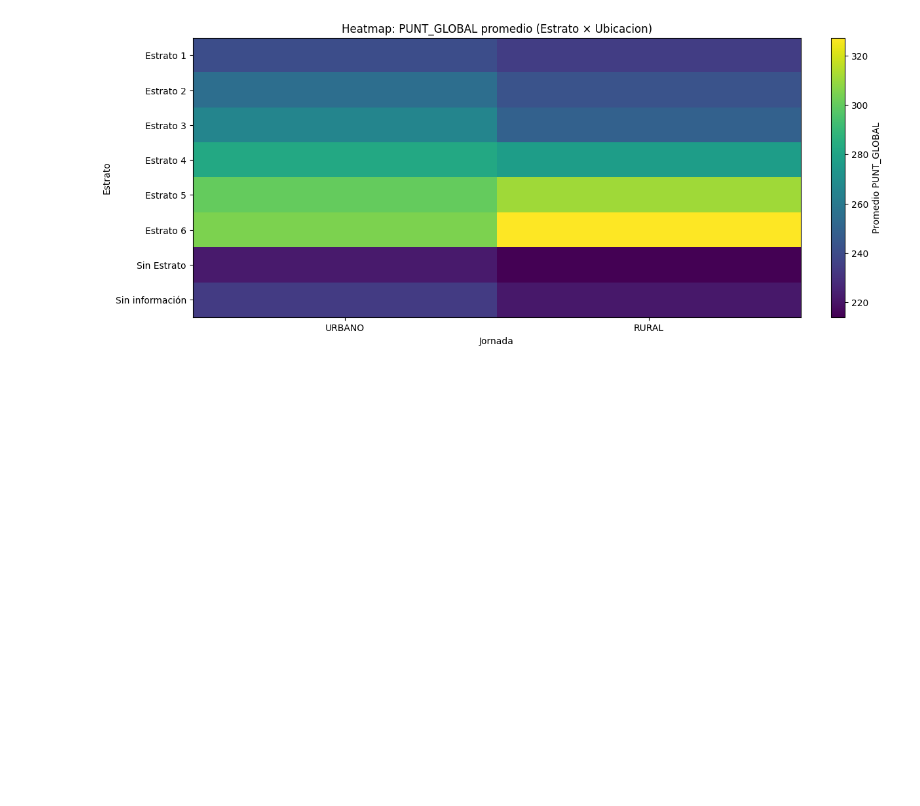
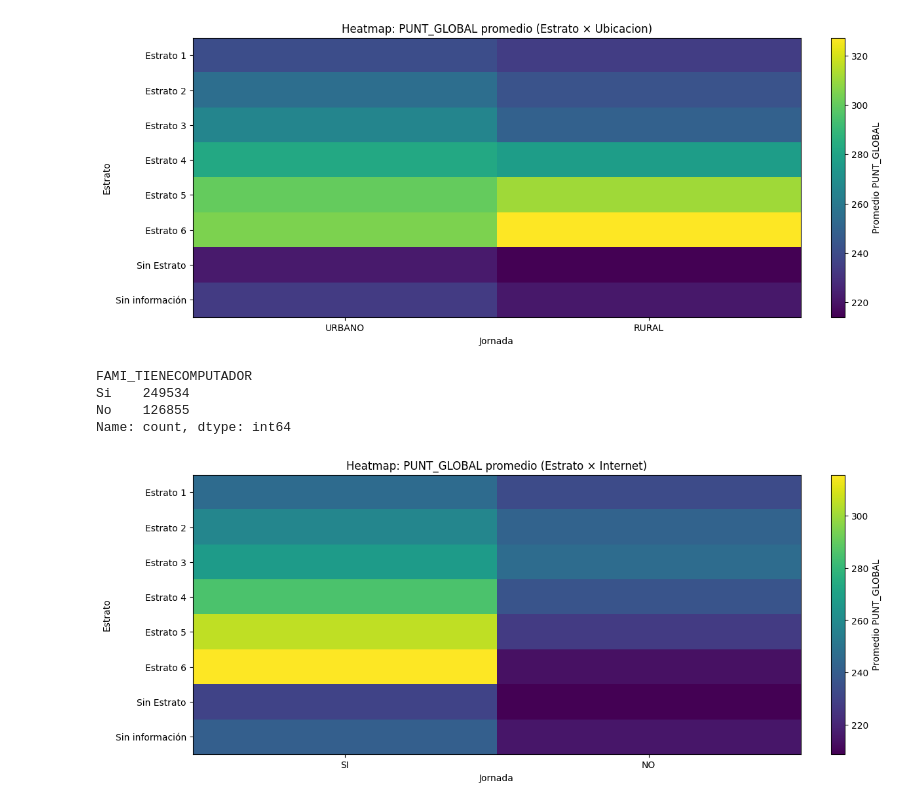
Before and after one commit to juancamilogoomezz/Proyecto-1, a Jupyter notebook: Experimentar Jeronimo.ipynb, the cells around one changed output. Cells and saved outputs as stored; diff of their text form; code cells hidden in the pictures; blank space fills up the shorter version.

```diff
--- a/Experimentar Jeronimo.ipynb
+++ b/Experimentar Jeronimo.ipynb
@@ -2859,7 +2847,7 @@ df
 | 642590 | 20162 | TI | SB11201620248714 | URBANO | S | A | ... |
 387831 rows × 53 columns
 # %%
-df_trampa = df[["FAMI_ESTRATOVIVIENDA", "COLE_NATURALEZA","FAMI_EDUCACIONMADRE", "FAMI_EDUCACIONPADRE", "COLE_BILINGUE", "COLE_JORNADA", "COLE_AREA_UBICACION", "PUNT_INGLES", "PUNT_MATEMATICAS", "PUNT_SOCIALES_CIUDADANAS", "PUNT_C_NATURALES", "PUNT_LECTURA_CRITICA", "PUNT_GLOBAL"]].copy()
+df_trampa = df[["FAMI_ESTRATOVIVIENDA", "COLE_NATURALEZA","FAMI_EDUCACIONMADRE", "FAMI_EDUCACIONPADRE", "COLE_BILINGUE", "COLE_JORNADA", "COLE_AREA_UBICACION","FAMI_TIENEINTERNET", "FAMI_TIENECOMPUTADOR", "FAMI_TIENELAVADORA", "PUNT_INGLES", "PUNT_MATEMATICAS", "PUNT_SOCIALES_CIUDADANAS", "PUNT_C_NATURALES", "PUNT_LECTURA_CRITICA", "PUNT_GLOBAL"]].copy()
 df_trampa.head(n=10)
 df_trampa["COLE_BILINGUE"].value_counts(dropna=True)
 # %% [output]
@@ -3630,3 +3618,58 @@ cbar.set_label(f"Promedio {puntaje}")
 plt.show()
 # %% [output]
 [figure]
+# %%
+df_trampa["FAMI_TIENECOMPUTADOR"].value_counts()
+# %% [output]
+FAMI_TIENECOMPUTADOR
+Si    249534
+No    126855
+Name: count, dtype: int64
+# %%
+puntaje = "PUNT_GLOBAL"
+estrato_col = "FAMI_ESTRATOVIVIENDA"
+jor_col = "FAMI_TIENEINTERNET"
+
+tmp = df_trampa[[estrato_col, jor_col, puntaje]].copy()
+
+
+tmp[estrato_col] = tmp[estrato_col].astype("string").str.strip().fillna("Sin información")
+tmp[jor_col] = (tmp[jor_col].astype("string").str.strip().str.upper().fillna("Sin información"))
+tmp[puntaje] = pd.to_numeric(tmp[puntaje], errors="coerce")
+tmp = tmp.dropna(subset=[puntaje])
+
+
+orden_estrato = ["Estrato 1","Estrato 2","Estrato 3","Estrato 4","Estrato 5","Estrato 6",
+                 "Sin Estrato","Sin información"]
+orden_internet = ["SI", "NO"]
+
+
+tabla = pd.pivot_table(
+    tmp,
+    index=estrato_col,
+    columns=jor_col,
+    values=puntaje,
+    aggfunc="mean"
+).reindex(orden_estrato)
+
+tabla = tabla.reindex(columns=orden_internet)
+
+
+fig, ax = plt.subplots(figsize=(12,5), constrained_layout=True)
+im = ax.imshow(tabla.values, aspect="auto")
+
+ax.set_title(f"Heatmap: {puntaje} promedio (Estrato × Internet)")
+ax.set_xlabel("Jornada")
+ax.set_ylabel("Estrato")
+
+ax.set_xticks(range(len(tabla.columns)))
+ax.set_xticklabels(tabla.columns, rotation=0)
+ax.set_yticks(range(len(tabla.index)))
+ax.set_yticklabels(tabla.index)
+
+cbar = plt.colorbar(im, ax=ax)
+cbar.set_label(f"Promedio {puntaje}")
+
+plt.show()
+# %% [output]
+[figure, added]
```
Also changed, not shown: parts of 17 cells of this notebook.
